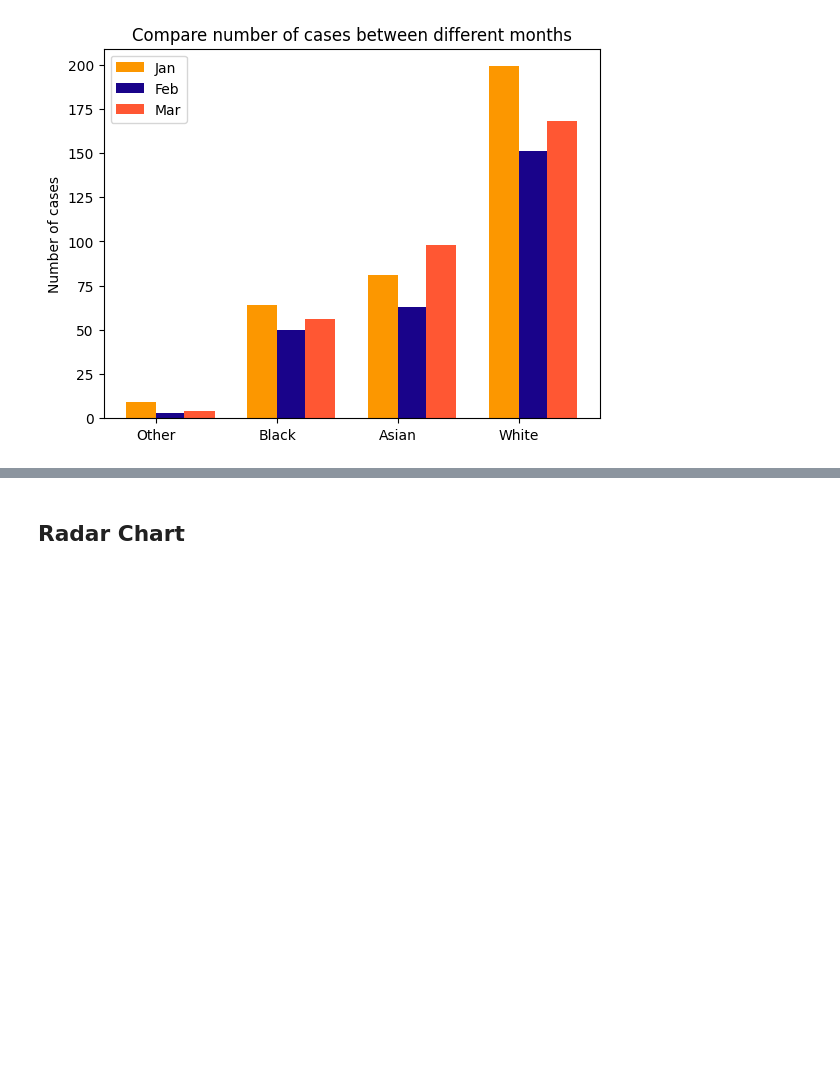
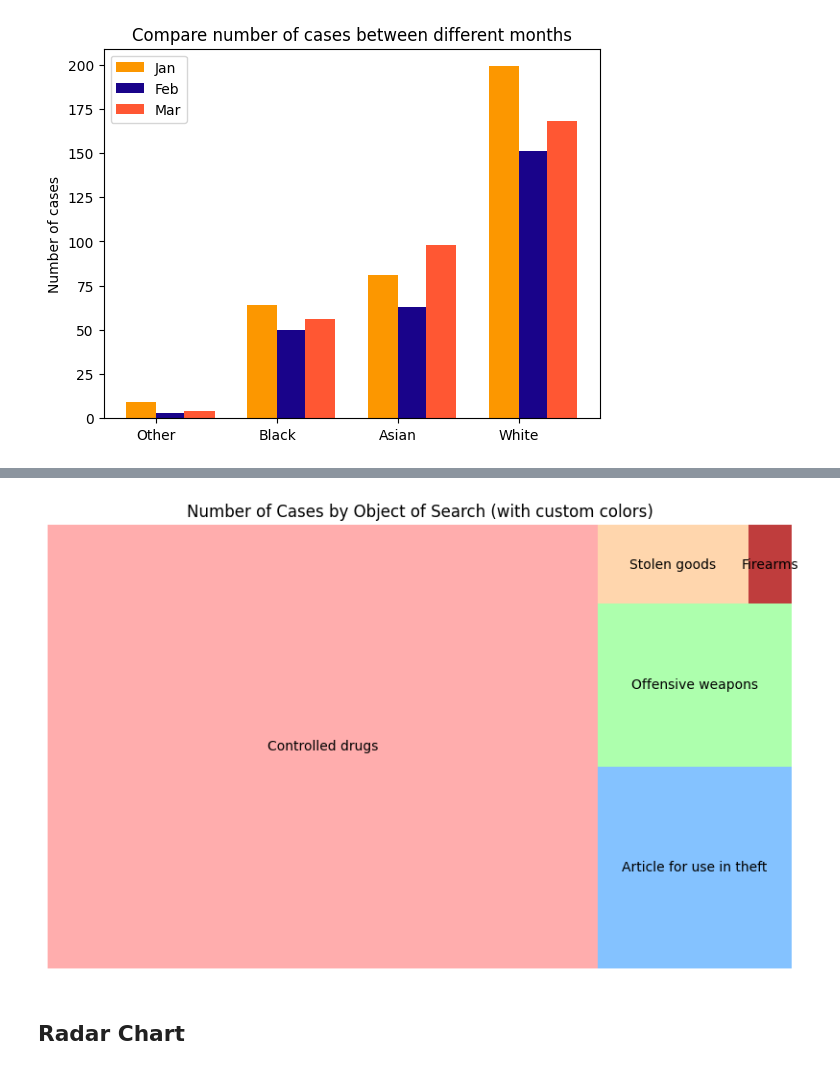
Before and after one commit to Thanyarat281-6/dataviz2025, a Jupyter notebook: Visualize_Data_Comparison_2025.ipynb, the cells around one changed output, grey strips where cells are left out. Cells and saved outputs as stored; diff of their text form; code cells hidden in the pictures; blank space fills up the shorter version.

```diff
--- a/Visualize_Data_Comparison_2025.ipynb
+++ b/Visualize_Data_Comparison_2025.ipynb
@@ -825,3 +335,21 @@ Successfully installed squarify-0.4.4
+# %%
+import squarify
+import matplotlib.pyplot as plt
+
+# Calculate the count of cases for each 'Object of search'
+object_counts = data_jan['Object of search'].value_counts()
+
+# Define a list of colors
+colors = ['#ff9999', '#66b3ff', '#99ff99', '#ffcc99', '#B00C0C'] # Example colors
+
+# Create the treemap with custom colors
+plt.figure(figsize=(10, 6))
+squarify.plot(sizes=object_counts.values, label=object_counts.index, alpha=.8, color=colors)
+plt.title('Number of Cases by Object of Search (with custom colors)')
+plt.axis('off')
+plt.show()
+# %% [output]
+[figure, added]
 # %% [markdown]
 ## Radar Chart
 # %%
```
Also changed, not shown: parts of 63 cells of this notebook.
